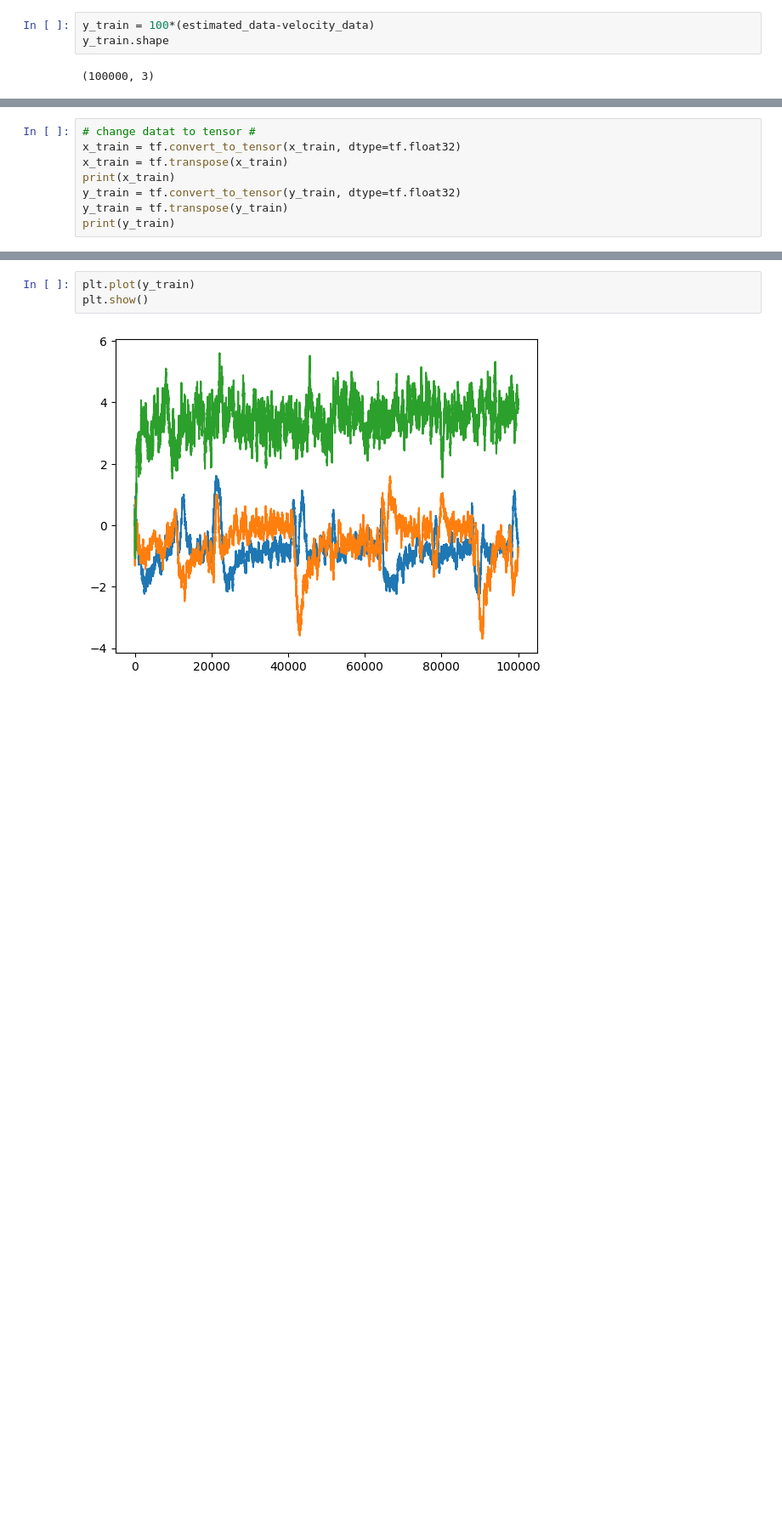
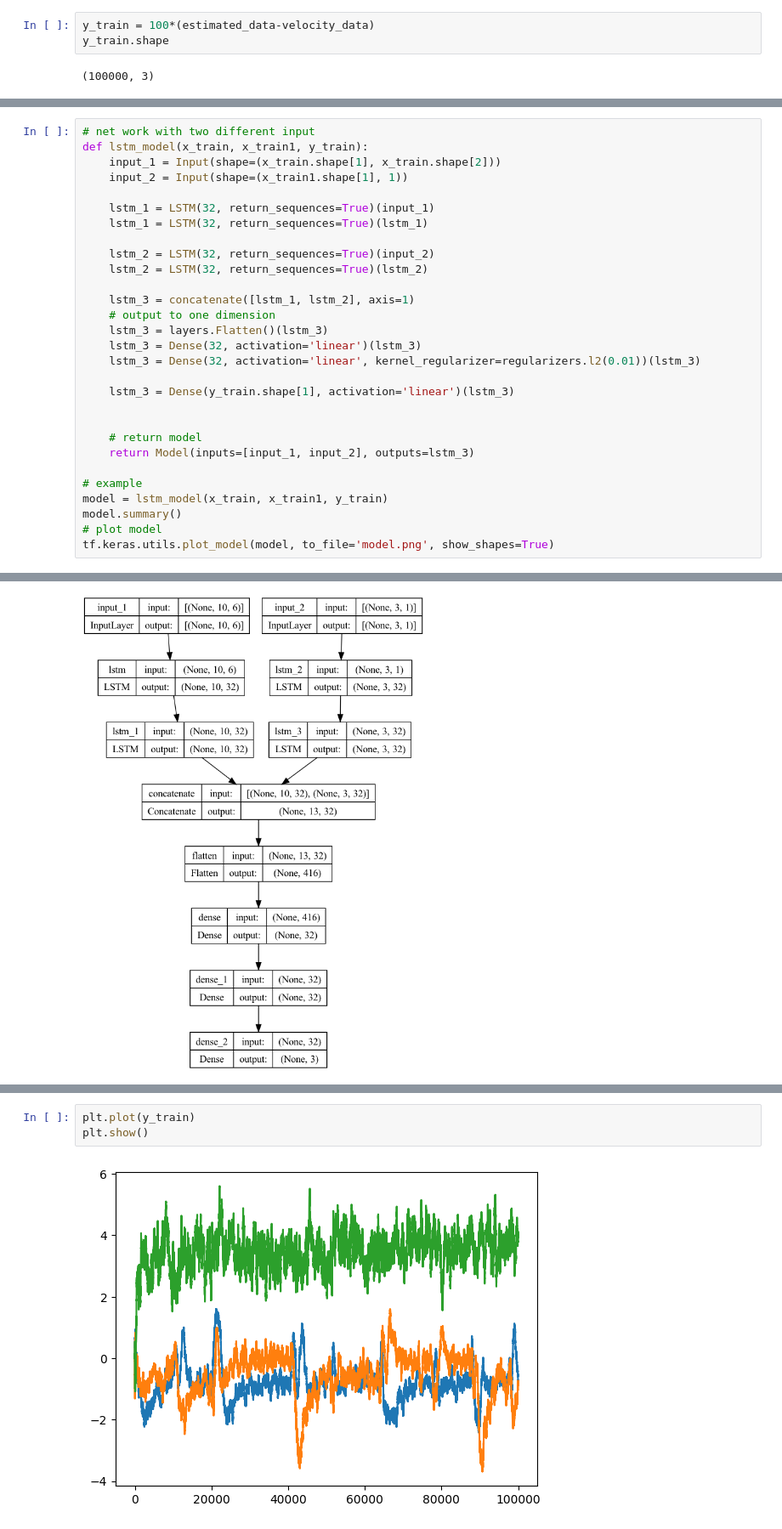
Before and after one commit to alibaniasad1999/INS-AI, a Jupyter notebook: LSTM/LSTM_error.ipynb, the cells around one changed output, grey strips where cells are left out. Shown at 85% size. Cells and saved outputs as stored; diff of their text form; blank space fills up the shorter version.

```diff
--- a/LSTM/LSTM_error.ipynb
+++ b/LSTM/LSTM_error.ipynb
@@ -141,8 +157,0 @@ from tensorflow.keras import regularizers
-# %%
-# change datat to tensor #
-x_train = tf.convert_to_tensor(x_train, dtype=tf.float32)
-x_train = tf.transpose(x_train)
-print(x_train)
-y_train = tf.convert_to_tensor(y_train, dtype=tf.float32)
-y_train = tf.transpose(y_train)
-print(y_train)
@@ -223,0 +162,30 @@ _________________________________________________________________
+# %%
+# net work with two different input
+def lstm_model(x_train, x_train1, y_train):
+    input_1 = Input(shape=(x_train.shape[1], x_train.shape[2]))
+    input_2 = Input(shape=(x_train1.shape[1], 1))
+
+    lstm_1 = LSTM(32, return_sequences=True)(input_1)
+    lstm_1 = LSTM(32, return_sequences=True)(lstm_1)
+
+    lstm_2 = LSTM(32, return_sequences=True)(input_2)
+    lstm_2 = LSTM(32, return_sequences=True)(lstm_2)
+
+    lstm_3 = concatenate([lstm_1, lstm_2], axis=1)
+    # output to one dimension
+    lstm_3 = layers.Flatten()(lstm_3)
+    lstm_3 = Dense(32, activation='linear')(lstm_3)
+    lstm_3 = Dense(32, activation='linear', kernel_regularizer=regularizers.l2(0.01))(lstm_3)
+
+    lstm_3 = Dense(y_train.shape[1], activation='linear')(lstm_3)
+
+
+    # return model
+    return Model(inputs=[input_1, input_2], outputs=lstm_3)
+
+# example
+model = lstm_model(x_train, x_train1, y_train)
+model.summary()
+# plot model
+tf.keras.utils.plot_model(model, to_file='model.png', show_shapes=True)
+# %% [output]
@@ -223,0 +209 @@ _________________________________________________________________
+[figure, added]
```
Also changed, not shown: parts of 16 cells of this notebook, 5 other files.
